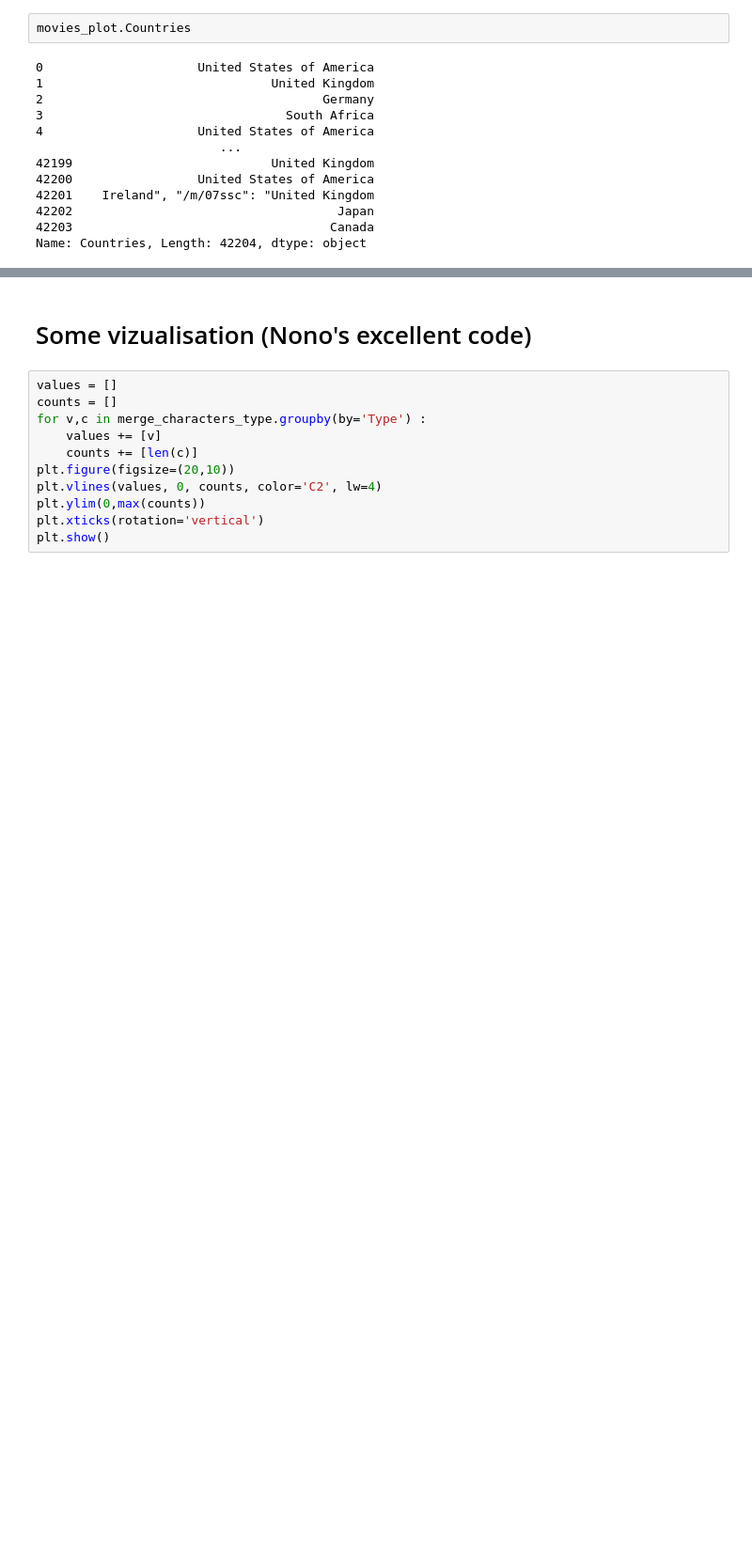
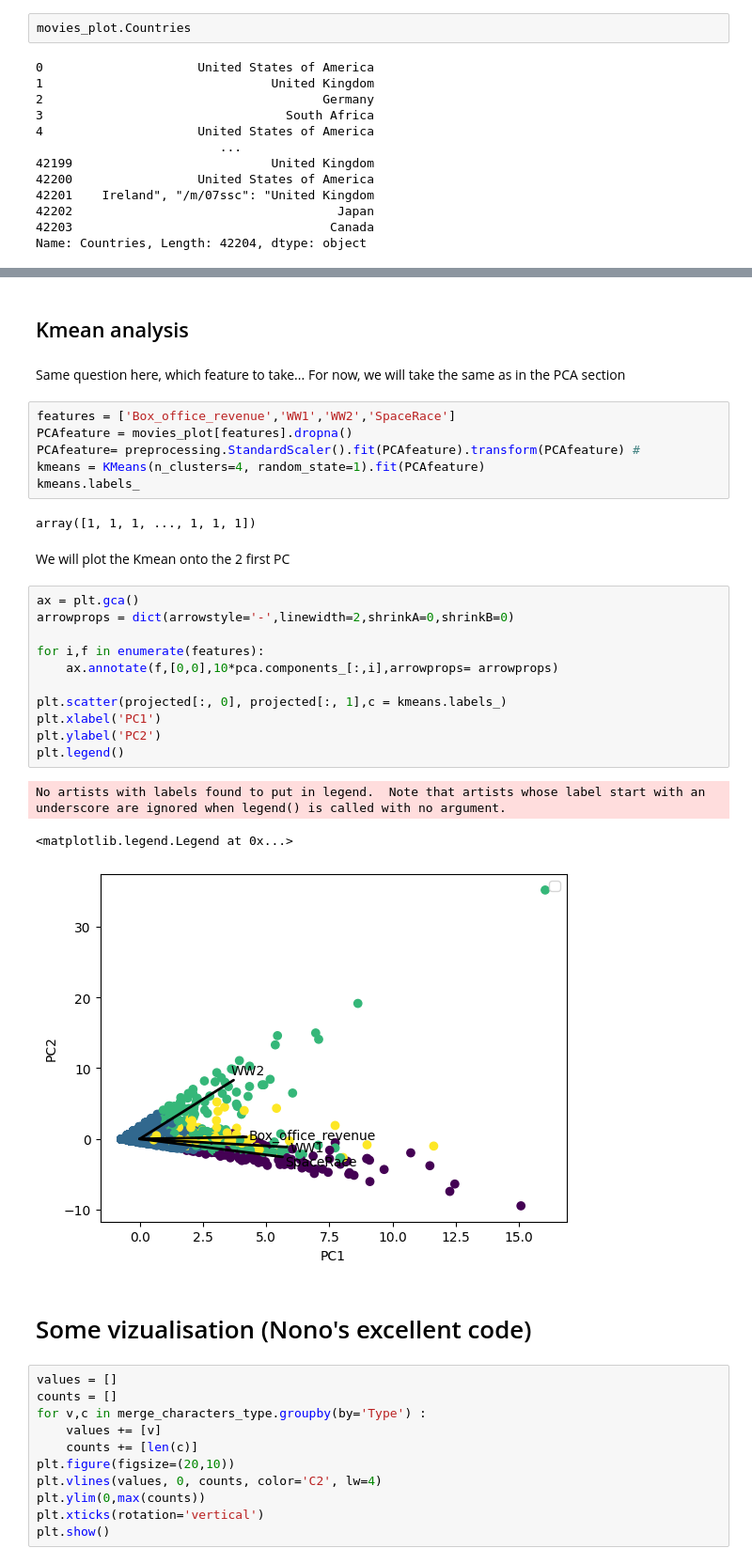
Before and after one commit to epfl-ada/ada-2022-project-thegonios, a Jupyter notebook: Data_processing.ipynb, the cells around one changed output, grey strips where cells are left out. Shown at 94% size. Drawn from its saved outputs; the diff is of its cells as text; blank space fills up the shorter version.

```diff
--- a/Data_processing.ipynb
+++ b/Data_processing.ipynb
@@ -447,3 +507,32 @@ Name: Countries, Length: 42204, dtype: object
+# %% [markdown]
+## Kmean analysis
+# %% [markdown]
+Same question here, which feature to take... For now, we will take the same as in the PCA section
+# %%
+features = ['Box_office_revenue','WW1','WW2','SpaceRace']
+PCAfeature = movies_plot[features].dropna()
+PCAfeature= preprocessing.StandardScaler().fit(PCAfeature).transform(PCAfeature) #
+kmeans = KMeans(n_clusters=4, random_state=1).fit(PCAfeature)
+kmeans.labels_
+# %% [output]
+array([1, 1, 1, ..., 1, 1, 1])
+# %% [markdown]
+We will plot the Kmean onto the 2 first PC
+# %%
+ax = plt.gca()
+arrowprops = dict(arrowstyle='-',linewidth=2,shrinkA=0,shrinkB=0)
+
+for i,f in enumerate(features):
+    ax.annotate(f,[0,0],10*pca.components_[:,i],arrowprops= arrowprops)
+
+plt.scatter(projected[:, 0], projected[:, 1],c = kmeans.labels_)
+plt.xlabel('PC1')
+plt.ylabel('PC2')
+plt.legend()
+# %% [output]
+No artists with labels found to put in legend.  Note that artists whose label start with an underscore are ignored when legend() is called with no argument.
+<matplotlib.legend.Legend at 0x...>
+[figure, added]
 # %% [markdown]
 # Some vizualisation (Nono's excellent code)
 # %%
```
Also changed, not shown: parts of 37 cells of this notebook.
